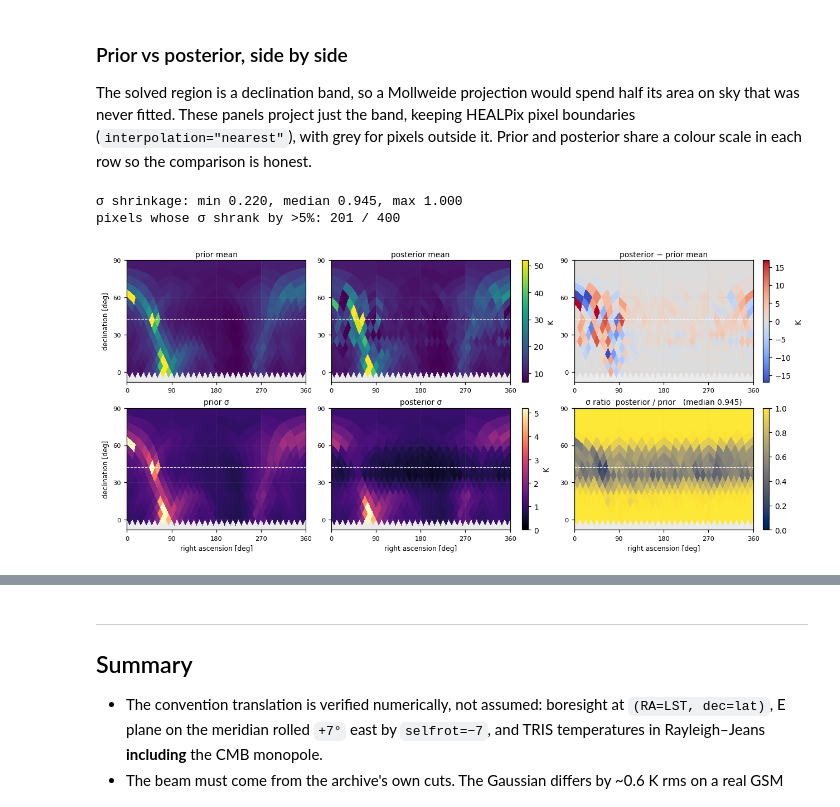
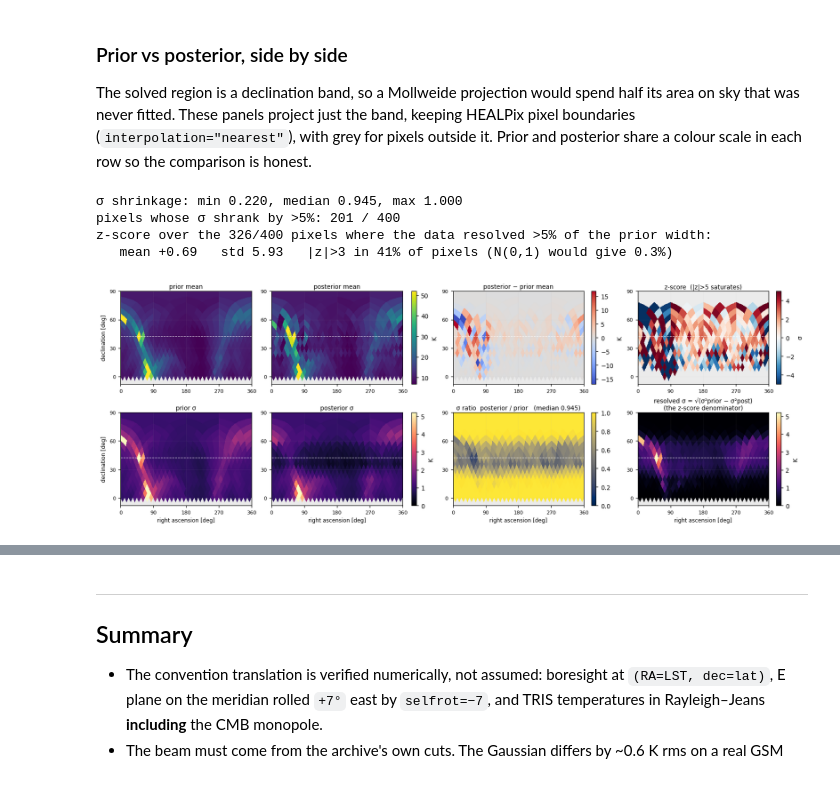
Before and after one commit to zzhang0123/limTOD, a Jupyter notebook: examples/TRIS/tris_limtod_walkthrough.ipynb, the cells around one changed output, grey strips where cells are left out. Drawn from its saved outputs; the diff is of its cells as text; code cells hidden in the pictures.

```diff
--- a/examples/TRIS/tris_limtod_walkthrough.ipynb
+++ b/examples/TRIS/tris_limtod_walkthrough.ipynb
@@ -688,37 +688,68 @@ def show_band(ax, values, cmap, title, mark_boresight=True, **kw):
     ax.grid(alpha=0.15, lw=0.4)
     return im
 
-fig, axes = plt.subplots(2, 3, figsize=(11.5, 5.0), constrained_layout=True)
+def prior_to_posterior_z(prior_mean, prior_sigma, post_mean, post_sigma,
+                         min_resolved_frac=0.05):
+    # For a linear-Gaussian model the shift of the posterior mean away from the
+    # prior mean has covariance S - Sigma exactly, so per pixel the standardizing
+    # width is sqrt(sigma_prior^2 - sigma_post^2): the variance the data actually
+    # resolved. Dividing by sigma_prior instead understates the tension.
+    resolved_sigma = np.sqrt(np.maximum(prior_sigma**2 - post_sigma**2, 0.0))
+    usable = resolved_sigma > min_resolved_frac * prior_sigma
+    z = np.full(np.shape(prior_mean), np.nan)
+    z[usable] = (post_mean - prior_mean)[usable] / resolved_sigma[usable]
+    return z, resolved_sigma, usable
+
+z_map, resolved_sigma, usable = prior_to_posterior_z(
+    prior_mean, prior_sigma, solution.sky_k, solution.sky_uncertainty_k)
+ZLIM = 5.0
+
+fig, axes = plt.subplots(2, 4, figsize=(14.5, 5.0), constrained_layout=True)
 
 lo, hi = np.percentile(prior_mean, [1, 99])
 im_mean = show_band(axes[0, 0], prior_mean, "viridis", "prior mean", vmin=lo, vmax=hi)
 show_band(axes[0, 1], solution.sky_k, "viridis", "posterior mean", vmin=lo, vmax=hi)
 change = solution.sky_k - prior_mean
 lim = np.percentile(np.abs(change), 99)
 im_diff = show_band(axes[0, 2], change, "coolwarm", "posterior − prior mean",
                     vmin=-lim, vmax=lim)
+im_z = show_band(axes[0, 3], z_map, "RdBu_r",
+                 f"z-score  (|z|>{ZLIM:.0f} saturates)", vmin=-ZLIM, vmax=ZLIM)
 
 shi = np.percentile(prior_sigma, 99)
 im_sig = show_band(axes[1, 0], prior_sigma, "magma", "prior σ", vmin=0.0, vmax=shi)
 show_band(axes[1, 1], solution.sky_uncertainty_k, "magma", "posterior σ", vmin=0.0, vmax=shi)
 shrink = solution.sky_uncertainty_k / prior_sigma
 im_rat = show_band(axes[1, 2], shrink, "cividis",
                    f"σ ratio  posterior / prior   (median {np.median(shrink):.3f})",
                    vmin=0.0, vmax=1.0)
+im_res = show_band(axes[1, 3], resolved_sigma, "magma",
+                   "resolved σ = √(σ²prior − σ²post)\n(the z-score denominator)",
+                   vmin=0.0, vmax=shi)
 
 fig.colorbar(im_mean, ax=list(axes[0, :2]), fraction=0.030, pad=0.015, label="K")
 fig.colorbar(im_diff, ax=axes[0, 2], fraction=0.046, pad=0.02, label="K")
+fig.colorbar(im_z, ax=axes[0, 3], fraction=0.046, pad=0.02, label="σ")
 fig.colorbar(im_sig, ax=list(axes[1, :2]), fraction=0.030, pad=0.015, label="K")
 fig.colorbar(im_rat, ax=axes[1, 2], fraction=0.046, pad=0.02)
+fig.colorbar(im_res, ax=axes[1, 3], fraction=0.046, pad=0.02, label="K")
 for ax in axes[1]:
     ax.set_xlabel("right ascension [deg]", fontsize=8)
 for ax in axes[:, 0]:
     ax.set_ylabel("declination [deg]", fontsize=8)
 
+finite_z = z_map[np.isfinite(z_map)]
 print(f"σ shrinkage: min {shrink.min():.3f}, median {np.median(shrink):.3f}, "
       f"max {shrink.max():.3f}")
 print(f"pixels whose σ shrank by >5%: {int((shrink < 0.95).sum())} / {shrink.size}")
+print(f"z-score over the {finite_z.size}/{z_map.size} pixels where the data resolved "
+      f">5% of the prior width:")
+print(f"   mean {finite_z.mean():+.2f}   std {finite_z.std():.2f}   "
+      f"|z|>3 in {100*np.mean(np.abs(finite_z) > 3):.0f}% of pixels "
+      f"(N(0,1) would give 0.3%)")
 # %% [output]
 σ shrinkage: min 0.220, median 0.945, max 1.000
 pixels whose σ shrank by >5%: 201 / 400
+z-score over the 326/400 pixels where the data resolved >5% of the prior width:
+   mean +0.69   std 5.93   |z|>3 in 41% of pixels (N(0,1) would give 0.3%)
-[figure, old version]
+[figure, new version]
```
Also changed, not shown: parts of 7 cells of this notebook.
